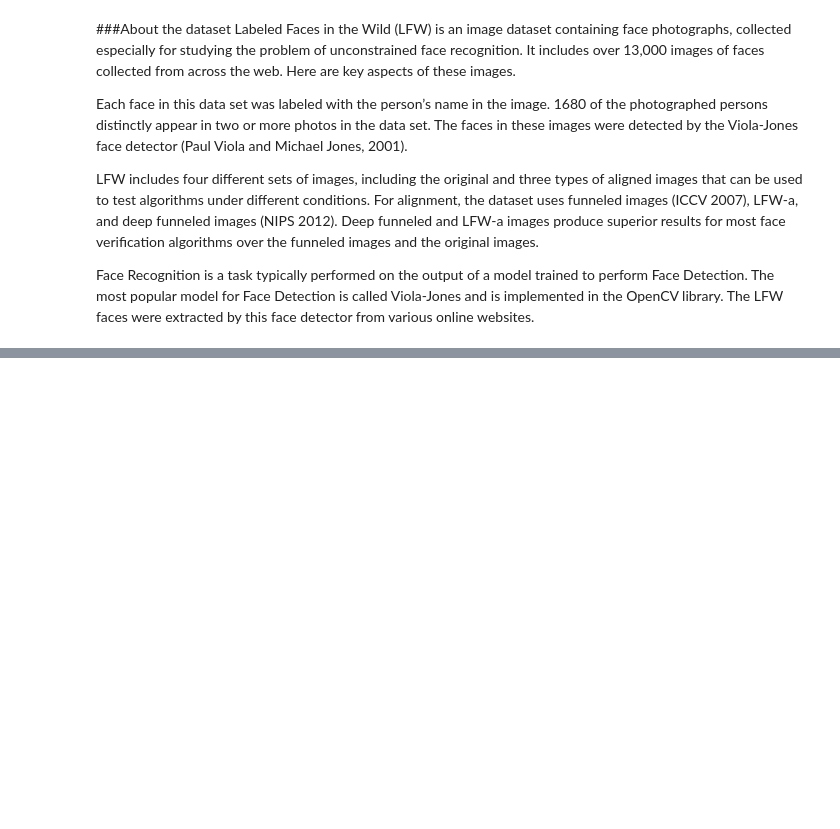
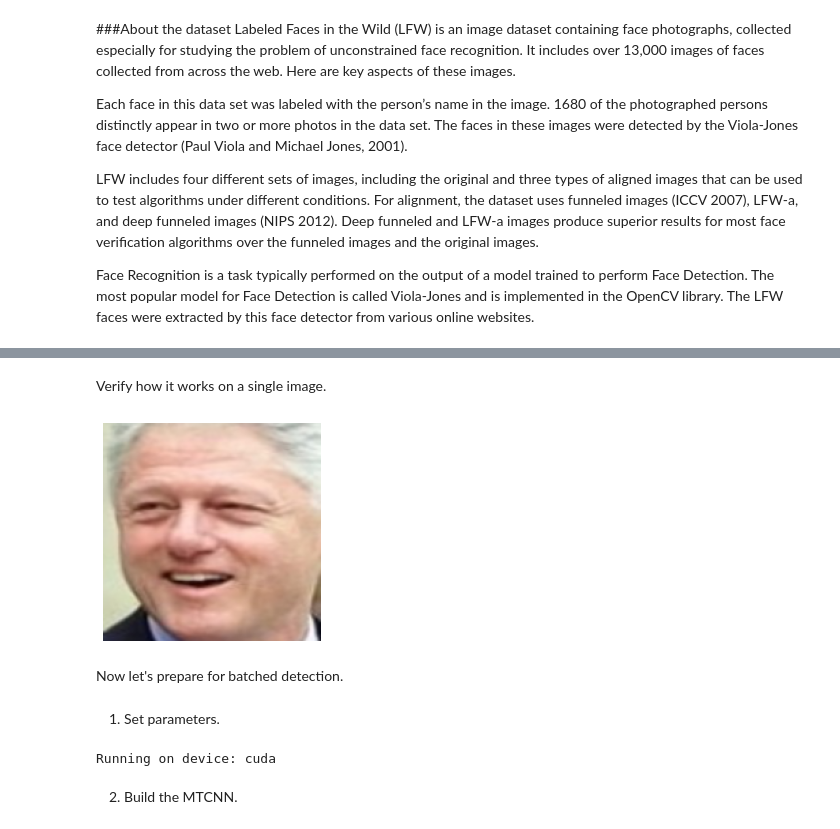
Before and after one commit to pasqualemocerino/AILabProj-FaceRecognition, a Jupyter notebook: FaceRecognition.ipynb, the cells around one changed output, grey strips where cells are left out. Cells and saved outputs as stored; diff of their text form; code cells hidden in the pictures; blank space fills up the shorter version.

```diff
--- a/FaceRecognition.ipynb
+++ b/FaceRecognition.ipynb
@@ -214,0 +260,2 @@ The classification step could be done by calculating the embedding distances bet
+# %% [markdown]
+Verify how it works on a single image.
@@ -214,0 +266,23 @@ The classification step could be done by calculating the embedding distances bet
+# %%
+# Face detector
+mtcnn = MTCNN(margin=15,
+              select_largest=False,
+              post_process=False,
+              device=device)
+
+# Processing an image
+img = Image.open("/content/data/lfw-py/lfw_funneled/Bill_Clinton/Bill_Clinton_0004.jpg")
+
+# Detect face, returning cropped and prewhitened image tensor
+face = mtcnn(img)
+# %%
+# Visualize
+plt.imshow(face.permute(1, 2, 0).int().numpy())
+plt.axis('off');
+plt.show()
+# %% [output]
+[figure, added]
+# %% [markdown]
+Now let's prepare for batched detection.
+# %% [markdown]
+1. Set parameters.
@@ -214,0 +296,6 @@ The classification step could be done by calculating the embedding distances bet
+# %%
+print('Running on device: {}'.format(device))
+# %% [output]
+Running on device: cuda
+# %% [markdown]
+2. Build the MTCNN.
```
Also changed, not shown: parts of 66 cells of this notebook.
